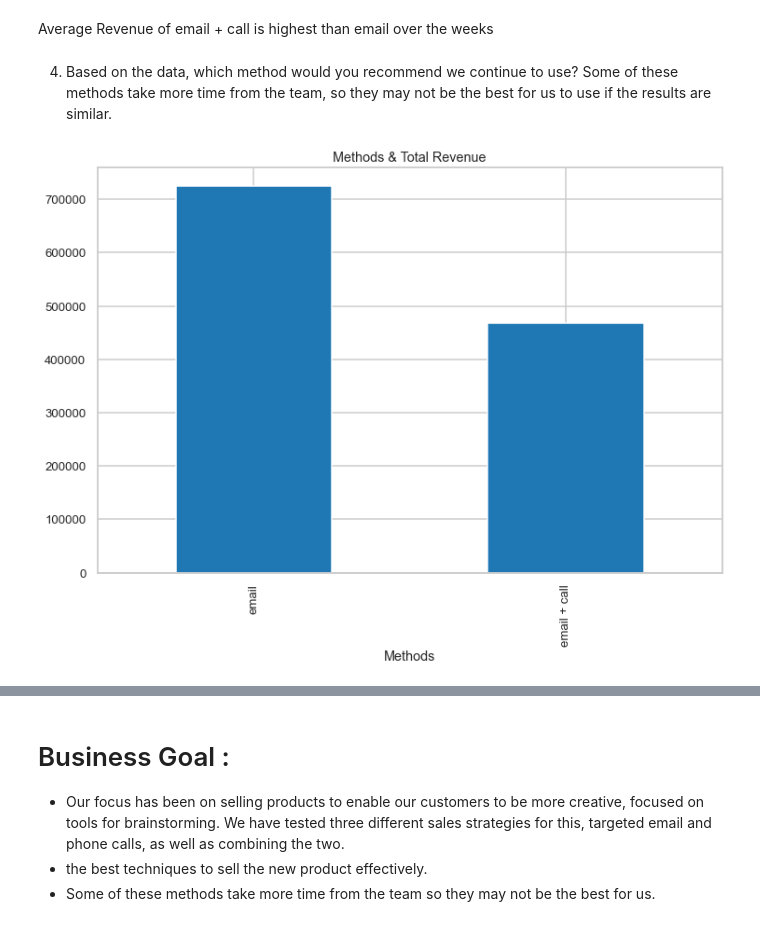
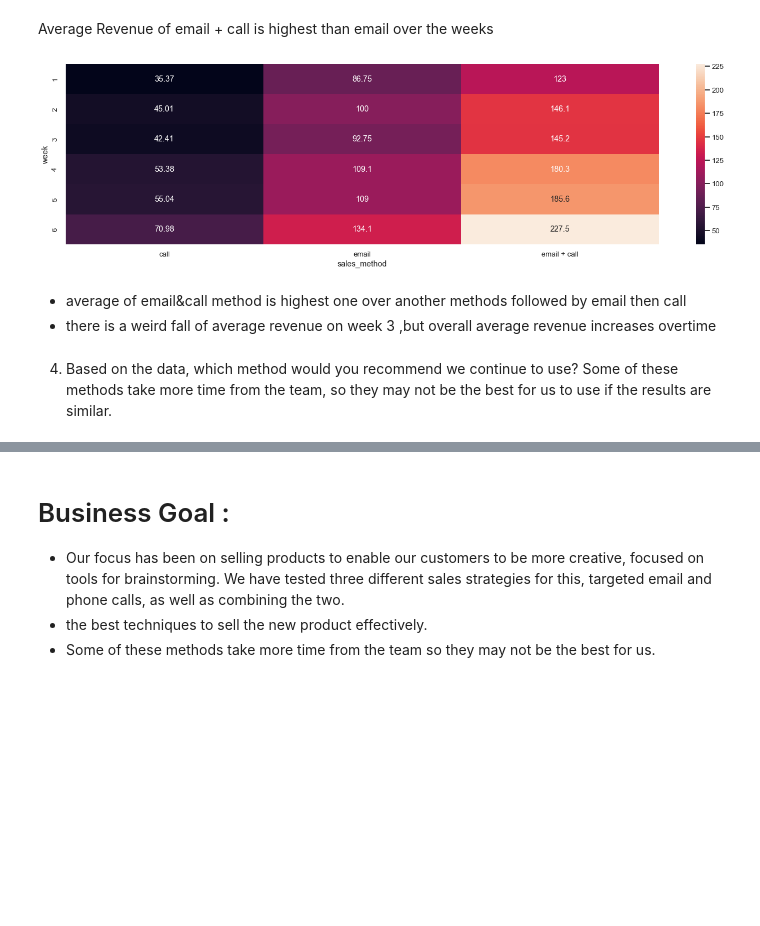
Before and after one commit to MahmoudAdel-hub/New_Product_Marketing_Method, a Jupyter notebook: ProfessionalDA.ipynb, the cells around one changed output, grey strips where cells are left out. Saved outputs shown, nothing was run; the diff lists cells and outputs as text; code cells hidden in the pictures; blank space fills up the shorter version.

```diff
--- a/ProfessionalDA.ipynb
+++ b/ProfessionalDA.ipynb
@@ -282,4 +271,13 @@ plt.show()
 # %% [markdown]
 Average Revenue of email + call is highest than email over the weeks
+# %%
+plt.subplots(1,1,figsize=(24,6))
+sns.heatmap(df.pivot_table(values='revenue',index='week',columns='sales_method',aggfunc='mean',),annot=True,fmt='.4g')
+plt.show()
+# %% [output]
+[figure, added]
+# %% [markdown]
+- average of email&call method is highest one over another methods followed by email then call
+- there is a weird fall of average revenue on week 3 ,but overall average revenue increases overtime
 # %% [markdown]
 4. Based on the data, which method would you recommend we continue to use? Some of these methods take more time from the team, so they may not be the best for us to use if the results are similar.
@@ -290,8 +283,0 @@ H_Test=H_Test[H_Test['sales_method']!='call']
-# %%
-plt.figure(figsize=(12,8))
-H_Test.groupby(['sales_method'])['revenue'].sum().plot(kind='bar')
-plt.title('Methods & Total Revenue')
-plt.xlabel('Methods')
-plt.show()
-# %% [output]
-[figure, removed]
```
Also changed, not shown: parts of 65 cells of this notebook, 1 other file.
